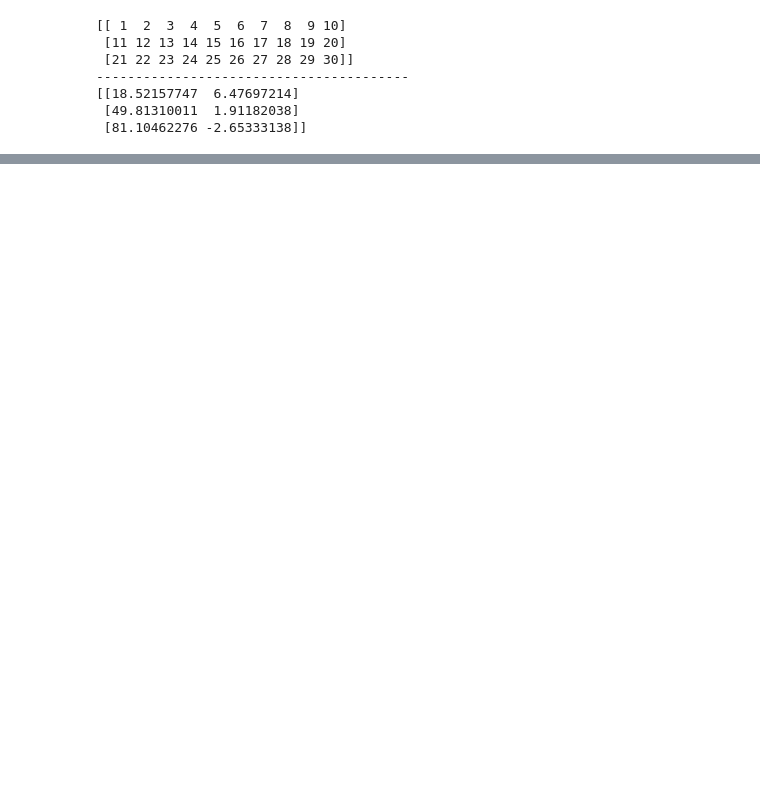
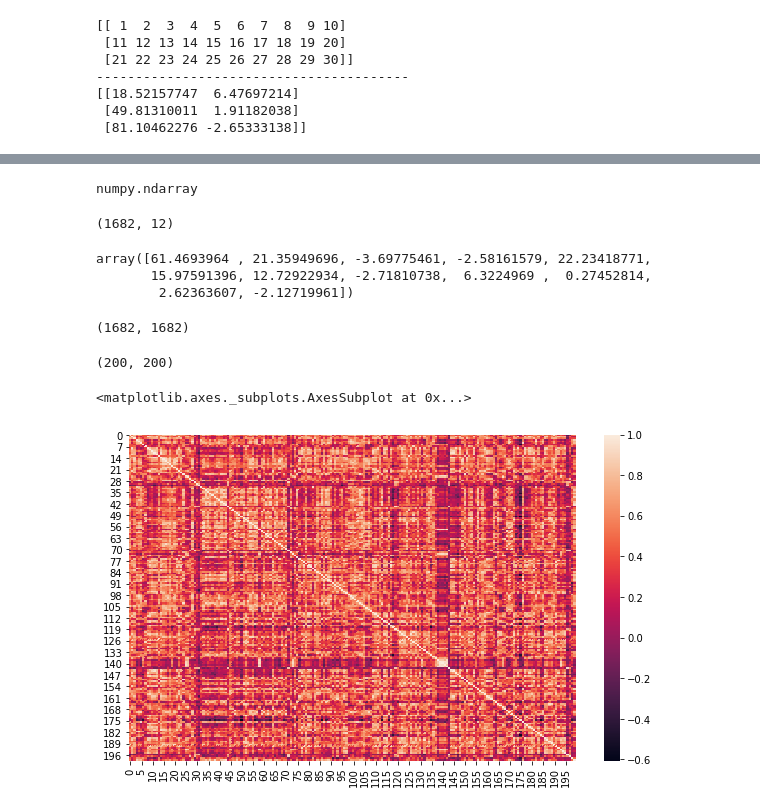
Before and after one commit to rlska105/Data176, a Jupyter notebook: Recommendation_system/SVD/SVD.ipynb, the cells around one changed output, grey strips where cells are left out. Saved outputs shown, nothing was run; the diff lists cells and outputs as text; code cells hidden in the pictures; blank space fills up the shorter version.

```diff
--- a/Recommendation_system/SVD/SVD.ipynb
+++ b/Recommendation_system/SVD/SVD.ipynb
@@ -214,0 +256,2 @@ print(result)
+# %%
+movie_user_rating = user_movie_rating.values.T
@@ -214,0 +266,32 @@ print(result)
+# %%
+type(movie_user_rating)
+# %% [output]
+numpy.ndarray
+# %%
+SVD = TruncatedSVD(n_components=12)
+matrix = SVD.fit_transform(movie_user_rating)
+matrix.shape
+# %% [output]
+(1682, 12)
+# %%
+matrix[0]
+# %% [output]
+array([61.4693964 , 21.35949696, -3.69775461, -2.58161579, 22.23418771,
+       15.97591396, 12.72922934, -2.71810738,  6.3224969 ,  0.27452814,
+        2.62363607, -2.12719961])
+# %%
+corr = np.corrcoef(matrix)
+corr.shape
+# %% [output]
+(1682, 1682)
+# %%
+corr2 = corr[:200, :200]
+corr2.shape
+# %% [output]
+(200, 200)
+# %%
+plt.figure(figsize=(10, 6))
+sns.heatmap(corr2)
+# %% [output]
+<matplotlib.axes._subplots.AxesSubplot at 0x...>
+[figure, added]
```
Also changed, not shown: parts of 12 cells of this notebook.
